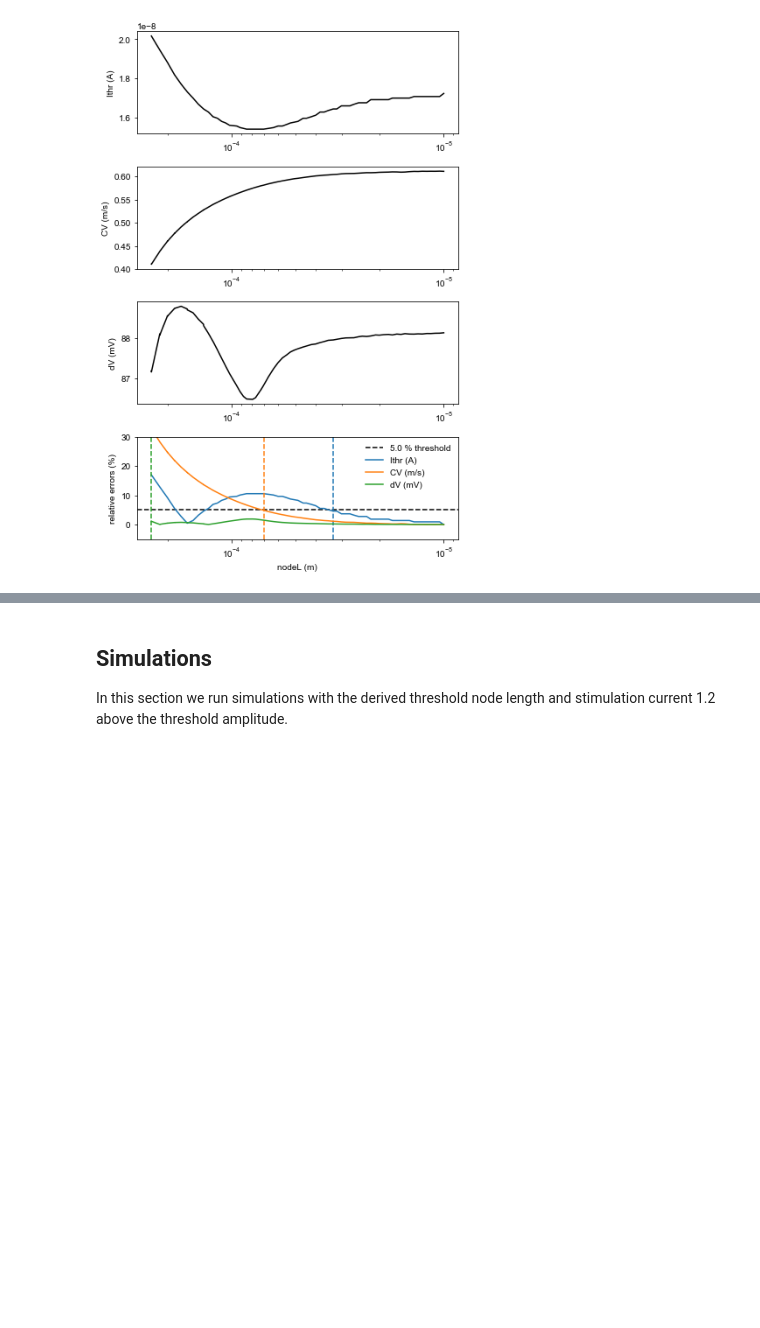
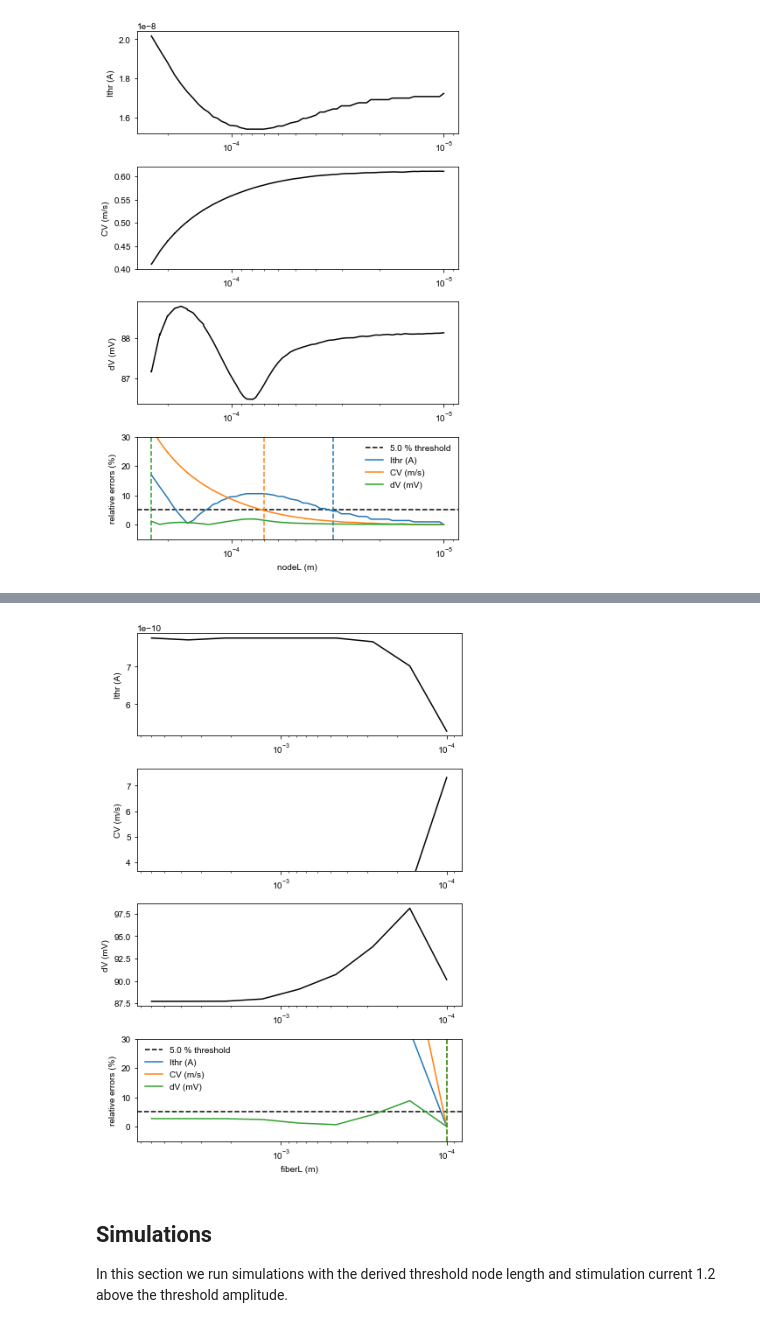
Before and after one commit to tjjlemaire/MorphoSONIC, a Jupyter notebook: notebooks/unmyelinated fiber - convergence.ipynb, the cells around one changed output, grey strips where cells are left out. Cells and saved outputs as stored; diff of their text form; code cells hidden in the pictures; blank space fills up the shorter version.

```diff
--- a/notebooks/unmyelinated fiber - convergence.ipynb
+++ b/notebooks/unmyelinated fiber - convergence.ipynb
@@ -106,0 +179,4 @@ fig = plotConvergenceResults(df, inkey, outkeys, rel_eps_thr=rel_eps_thr)
+# %%
+fiberD = 0.2e-6  # (m)
+fiberL_range = np.logspace(np.log10(2e-4), -2, 10)
+df = unmyelinatedFiberConvergence_fiberL(pneuron, fiberD, rs, fiberL_range, pp, outdir='.')
@@ -106,0 +202,4 @@ fig = plotConvergenceResults(df, inkey, outkeys, rel_eps_thr=rel_eps_thr)
+# %%
+inkey, _, *outkeys = list(df.columns)
+fig = plotConvergenceResults(df, inkey, outkeys, rel_eps_thr=rel_eps_thr)
+# %% [output]
@@ -107,3 +208,4 @@ fig = plotConvergenceResults(df, inkey, outkeys, rel_eps_thr=rel_eps_thr)
+[figure, added]
 # %% [markdown]
 ## Simulations
 
```
Also changed, not shown: parts of 11 cells of this notebook, 4 other files.
